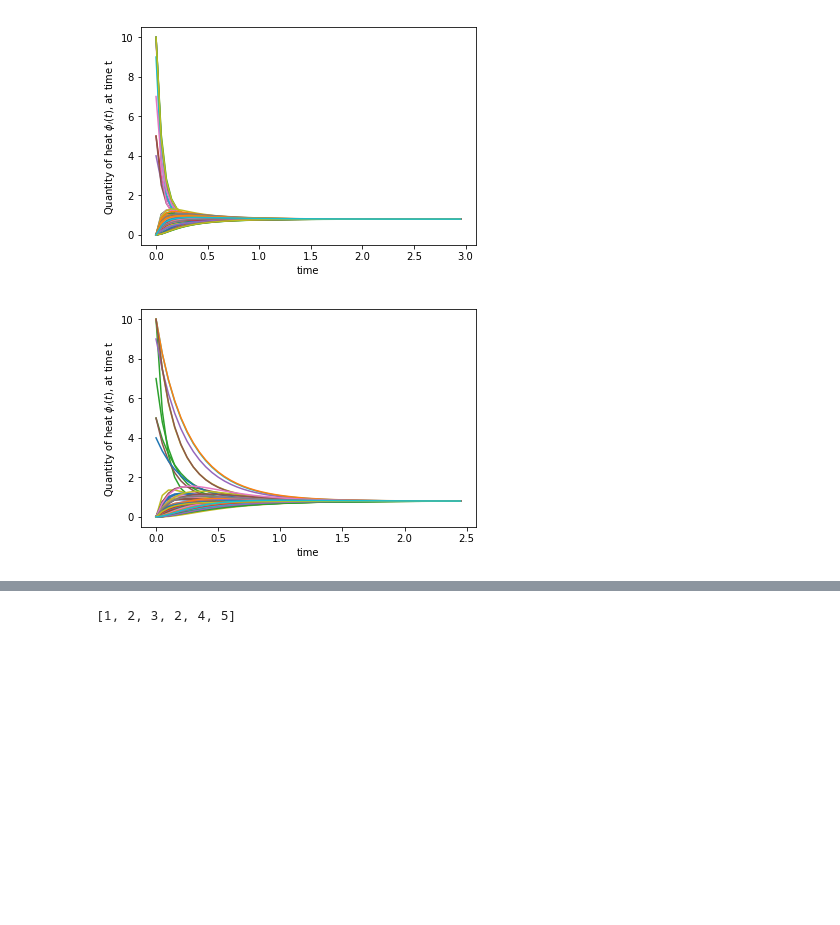
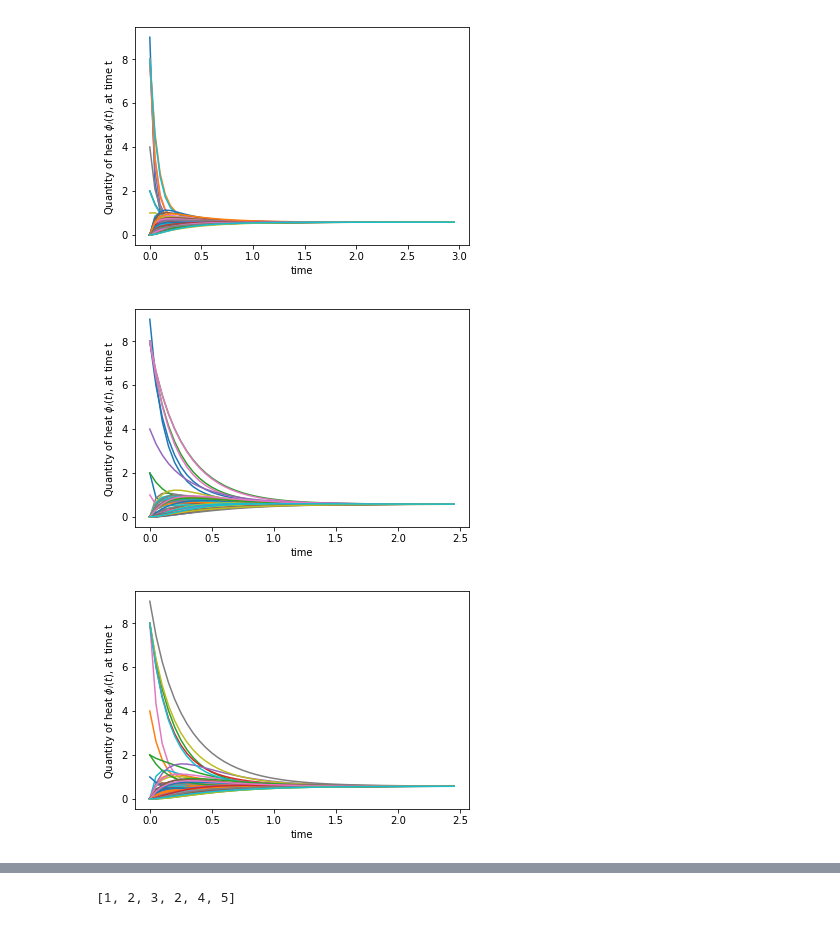
Before and after one commit to NanyanziAlice/Research-Code, a Jupyter notebook: BA-ER-SourceNodeAndDiffusion.ipynb, the cells around one changed output, grey strips where cells are left out. Cells and saved outputs as stored; diff of their text form; code cells hidden in the pictures; blank space fills up the shorter version.

```diff
--- a/BA-ER-SourceNodeAndDiffusion.ipynb
+++ b/BA-ER-SourceNodeAndDiffusion.ipynb
@@ -70,46 +70,88 @@ import scipy.linalg as LA
 import random
 import matplotlib.pyplot as plt
 import itertools
+import networkx as nx
+import numpy as np
+import csv
 
 n=100
 m=4
+inter = 10
+rand_lst = [ random.randint(1, 10) for i in range(0,10)]
+
+#for i in range(inter):
+
 G = nx.barabasi_albert_graph(n, m, seed=None)     #Create Barabasi network
-while (nx.is_connected(G)==False):                # check if network is connected
+while (nx.is_connected(G)==False):                # check if network is connecte
     G = nx.barabasi_albert_graph(n, m, seed=None)
 
 Deg_lst = list(nx.degree_centrality(G).values())
 sel_index = np.argsort(Deg_lst)[-10:]
 phi_0 = [0]*n
-
 
 j =0
 for i in sel_index:                        #set intitial heat content, phi_0 by random values
     phi_0[i] = rand_lst[j]
     j = j+1
 
 
 L = nx.laplacian_matrix(G).todense()   # to cater for no longrange interactions
 D, V = LA.eigh(L);                              #Compute the eigenvalues/vectors of the laplacian matrix
 D = np.reshape(D,(n,1), order='F')
 phi_0 = np.reshape(phi_0,(n,1), order='F');
 phi_0V = np.dot((V.conj().transpose()),phi_0) #Transform the initial condition into the coordinate system of the eigenvectors
 
 #plotting results
 phi_lst=[]
 time = np.arange(0,3.0,0.05)
 for t in time :                             #Loop through times and decay each initial component
     Phi = (phi_0V* (np.exp(-D*t)));         #Exponential decay for each component
     Phi = np.dot(V,Phi);
     #Phi =  np.reshape(Phi, (1,n), order='F')                #shape phi to a lattice shape
     phi_lst.append((Phi.ravel()).tolist())
 
+#with open('Barabasi.csv', "w") as output:
+    #writer = csv.writer(output, lineterminator='\n')
+    #writer.writerows(phi_lst)
+
+
+
 plt.plot(time,phi_lst)
 plt.xlabel('time')
 plt.ylabel('Quantity of heat $\phi_i(t)$, at time t')
 #plt.title('Diffusion of heat over barabasi network with Mellin transform at s='+str(s))
+plt.savefig('/home/alicenanyanzi/RecentProject/Research-Documentation/AliceThesis-Stellenbosch/images/BA-degree.eps', format='eps', dpi=1000)
 plt.show()
+
+phi_0 = [0]*n
+
+j=0
+for r in random.sample(range(0,n-1), 10):                        #set intitial heat content, phi_0 by random values
+    phi_0[r] = rand_lst[j]
+    j = j+1
+
+
+phi_0 = np.reshape(phi_0,(n,1), order='F');
+phi_0V = np.dot((V.conj().transpose()),phi_0) #Transform the initial condition into the coordinate system of the eigenvectors
+
+#plotting results
+phi_lst=[]
+time = np.arange(0,2.5,0.05)
+for t in time :                             #Loop through times and decay each initial component
+    Phi = (phi_0V* (np.exp(-D*t)));         #Exponential decay for each component
+    Phi = np.dot(V,Phi);
+    #Phi =  np.reshape(Phi, (1,n), order='F')                #shape phi to a lattice shape
+    phi_lst.append((Phi.ravel()).tolist())
+
+plt.plot(time,phi_lst)
+plt.xlabel('time')
+plt.ylabel('Quantity of heat $\phi_i(t)$, at time t')
+#plt.title('Diffusion of heat over barabasi network with Mellin transform at s='+str(s))
+plt.savefig('/home/alicenanyanzi/RecentProject/Research-Documentation/AliceThesis-Stellenbosch/images/BA-random.eps', format='eps', dpi=1000)
+plt.show()
 # %% [output]
-[figure, old version]
+[figure, new version]
+[figure, added]
 # %%
 
 phi_0 = [0]*n
@@ -141,7 +183,7 @@ plt.ylabel('Quantity of heat $\phi_i(t)$, at time t')
 #plt.title('Diffusion of heat over barabasi network with Mellin transform at s='+str(s))
 plt.show()
 # %% [output]
-[figure, old version]
+[figure, new version]
 # %%
 
 ###Mellin transform diffusion for ER network####
```
Also changed, not shown: parts of 3 cells of this notebook, 36 other files.
